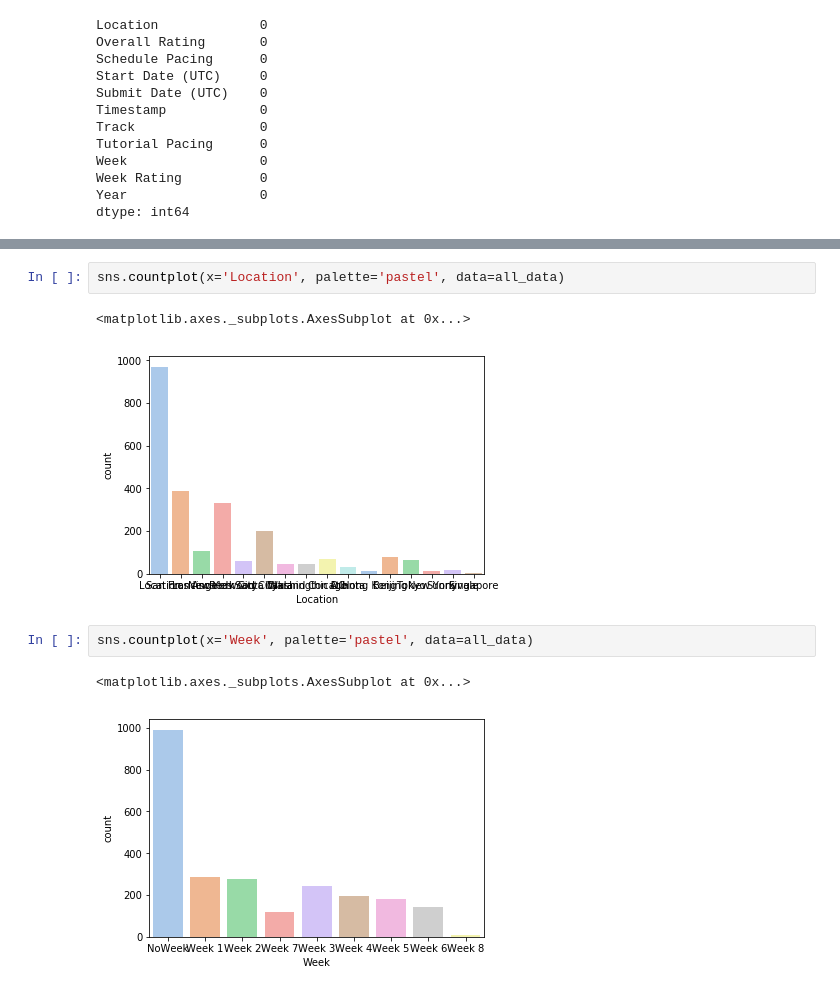
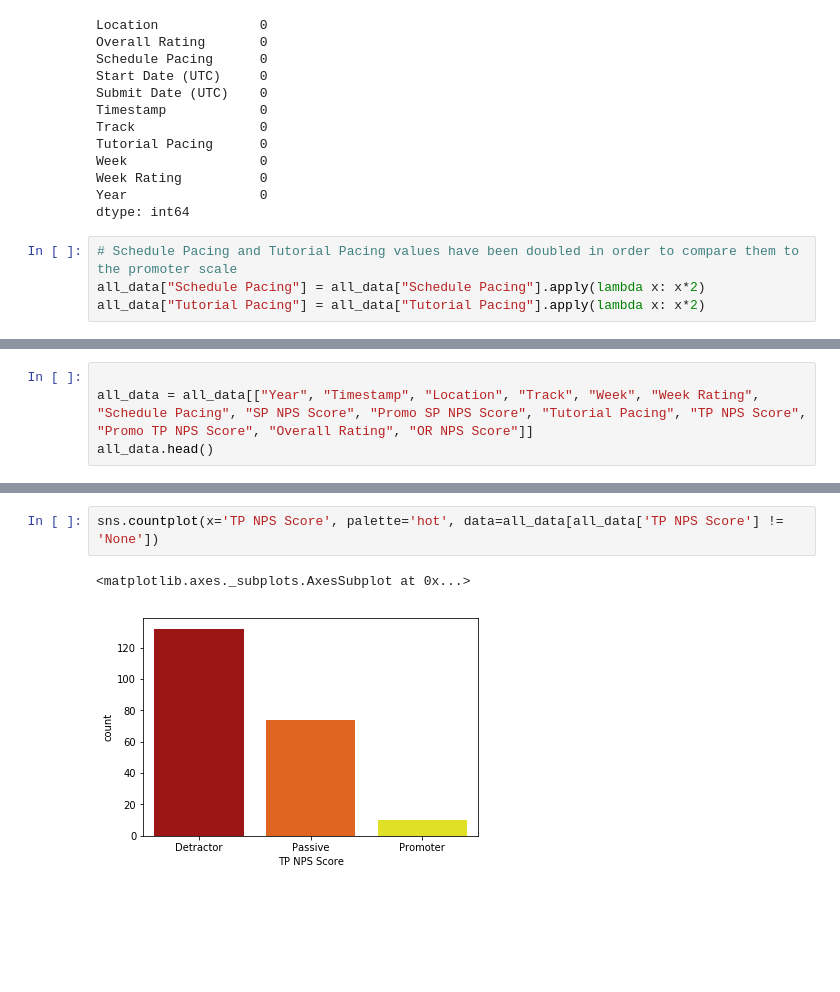
Before and after one commit to fchikwekwe/NPS_data, a Jupyter notebook: NPS_data.ipynb, the cells around one changed output, grey strips where cells are left out. Saved outputs shown, nothing was run; the diff lists cells and outputs as text; blank space fills up the shorter version.

Commit message:
💫 finished cleaning and made some visualizations; also worked on presentation

```diff
--- a/NPS_data.ipynb
+++ b/NPS_data.ipynb
@@ -573,4 +686,8 @@ Week                 0
 Week Rating          0
 Year                 0
 dtype: int64
+# %%
+# Schedule Pacing and Tutorial Pacing values have been doubled in order to compare them to the promoter scale
+all_data["Schedule Pacing"] = all_data["Schedule Pacing"].apply(lambda x: x*2)
+all_data["Tutorial Pacing"] = all_data["Tutorial Pacing"].apply(lambda x: x*2)
 # %%
@@ -596,0 +759,4 @@ all_data
+# %%
+
+all_data = all_data[["Year", "Timestamp", "Location", "Track", "Week", "Week Rating", "Schedule Pacing", "SP NPS Score", "Promo SP NPS Score", "Tutorial Pacing", "TP NPS Score", "Promo TP NPS Score", "Overall Rating", "OR NPS Score"]]
+all_data.head()
@@ -597,10 +807,5 @@ all_data
 # %%
-sns.countplot(x='Location', palette='pastel', data=all_data)
+sns.countplot(x='TP NPS Score', palette='hot', data=all_data[all_data['TP NPS Score'] != 'None'])
 # %% [output]
 <matplotlib.axes._subplots.AxesSubplot at 0x...>
-[figure, old version]
+[figure, new version]
-# %%
-sns.countplot(x='Week', palette='pastel', data=all_data)
-# %% [output]
-<matplotlib.axes._subplots.AxesSubplot at 0x...>
-[figure, removed]
```
Also changed, not shown: parts of 51 cells of this notebook, 2 other files.
